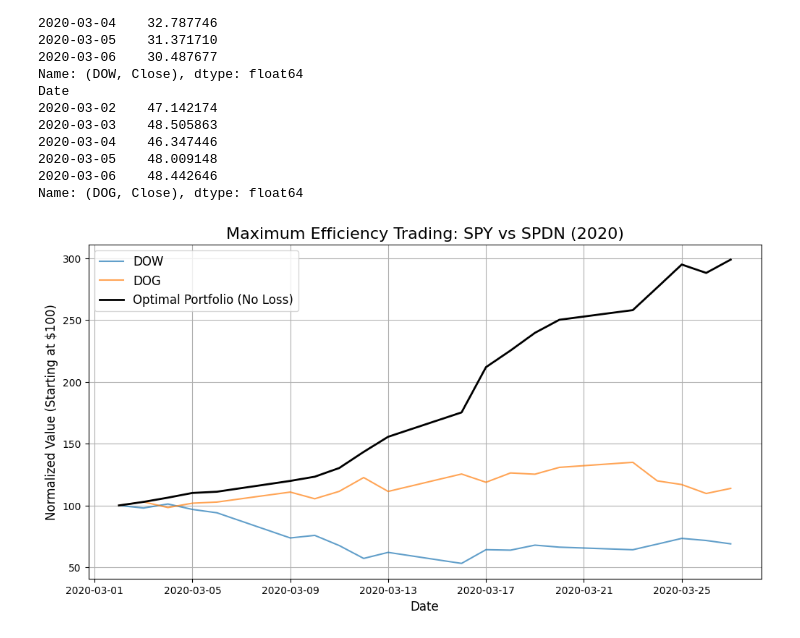
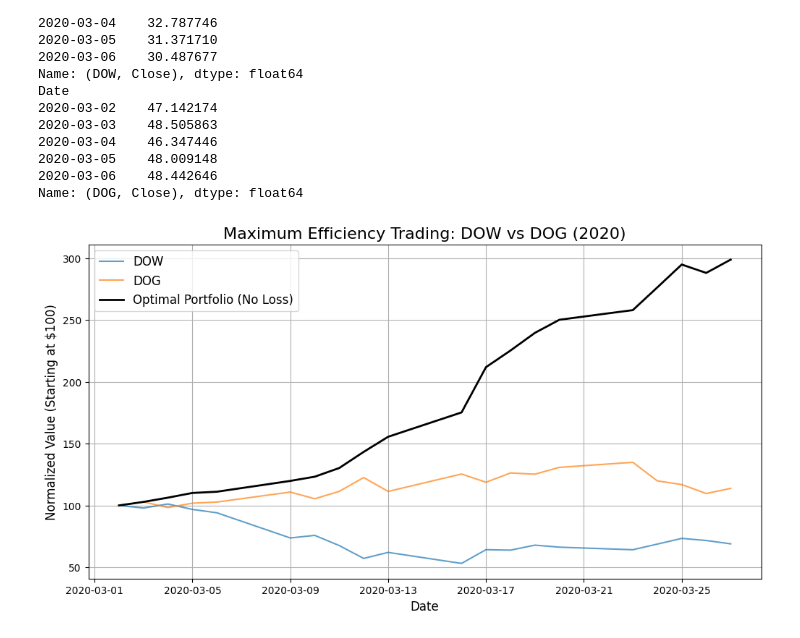
Before and after one commit to Lolosfun7/Project-Alpha, a Jupyter notebook: DOW+DOG.ipynb, the cells around one changed output. Drawn from its saved outputs; the diff is of its cells as text; code cells hidden in the pictures.

```diff
--- a/DOW+DOG.ipynb
+++ b/DOW+DOG.ipynb
@@ -56,15 +56,15 @@ comparison_df = pd.DataFrame({
 # %%
 # Plot the performance
 plt.figure(figsize=(12, 6))
 plt.plot(comparison_df["DOW"], label="DOW", alpha=0.7)
 plt.plot(comparison_df["DOG"], label="DOG", alpha=0.7)
 plt.plot(comparison_df["Optimal Portfolio"], label="Optimal Portfolio (No Loss)", linewidth=2, color="black")
 
-plt.title("Maximum Efficiency Trading: SPY vs SPDN (2020)", fontsize=16)
+plt.title("Maximum Efficiency Trading: DOW vs DOG (2020)", fontsize=16)
 plt.xlabel("Date", fontsize=12)
 plt.ylabel("Normalized Value (Starting at $100)", fontsize=12)
 plt.legend(fontsize=12)
 plt.grid(True)
 plt.show()
 # %% [output]
-[figure, old version]
+[figure, new version]
```
